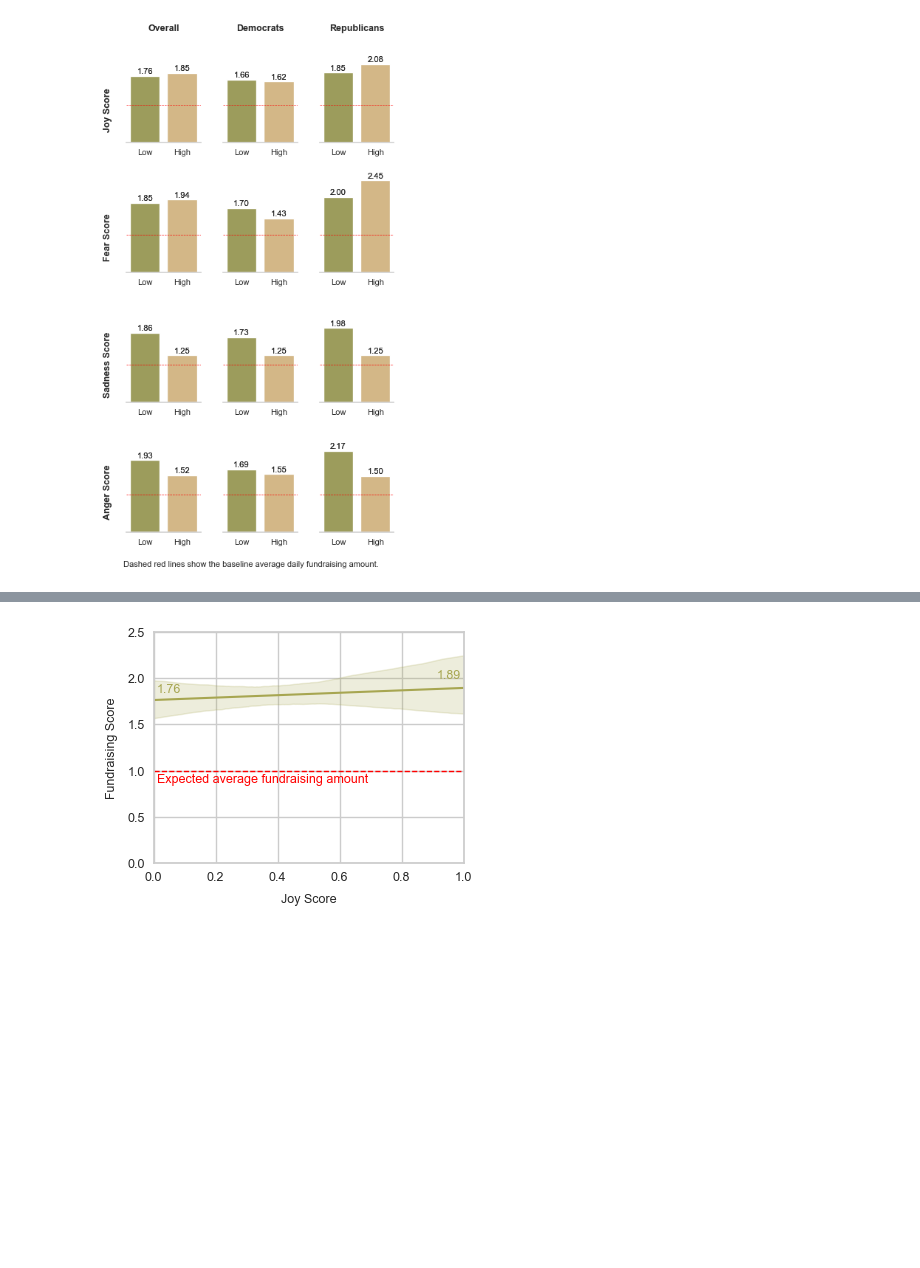
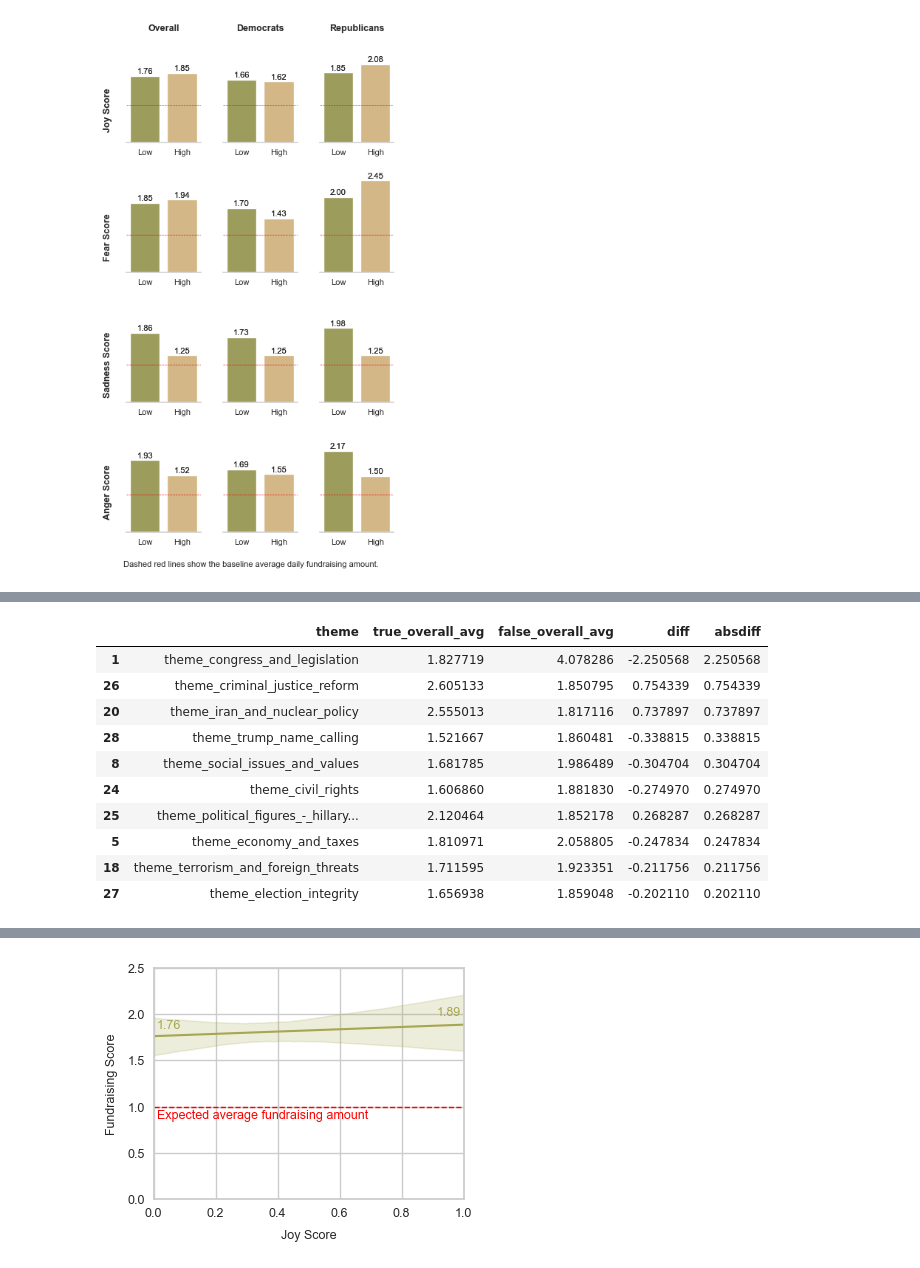
Before and after one commit to marobinette/cfd-project-ds1, a Jupyter notebook: notebooks/Matched_Politicians_EDA.ipynb, the cells around one changed output, grey strips where cells are left out. Saved outputs shown, nothing was run; the diff lists cells and outputs as text; code cells hidden in the pictures; blank space fills up the shorter version.

```diff
--- a/notebooks/Matched_Politicians_EDA.ipynb
+++ b/notebooks/Matched_Politicians_EDA.ipynb
@@ -244,8 +244,8 @@ joined_all_df["dc_date"] = pd.to_datetime(joined_all_df["dc_date"], errors="coer
 joined_all_df["contrib_date"] = pd.to_datetime(joined_all_df["contrib_date"], errors="coerce")
 
 # Ensure score columns are numeric
-# score_cols = ["month_daily_amount_score", "avg_daily_fp_amount_score", "avg_daily_td_amount_score"]
-score_cols = ["month_daily_amount_score"]
+# score_cols = ["window_fundraising_amount_score", "avg_daily_fp_amount_score", "avg_daily_td_amount_score"]
+score_cols = ["window_fundraising_amount_score"]
 
 for col in score_cols:
     joined_all_df[col] = pd.to_numeric(joined_all_df[col], errors="coerce")
@@ -828,7 +702,7 @@ party_colors = {"D": dem_med_color, "R": rep_med_color}  # example: blue for D,
 agg_df = (
     joined_score_df
     .groupby(["fec_cid", "dc_party"], as_index=False)
-    .agg(avg_score=("month_daily_amount_score", "mean"))
+    .agg(avg_score=("window_fundraising_amount_score", "mean"))
 )
 
 if no_third_party:
@@ -1028,7 +902,7 @@ plt.show()
 # Basic deseasoned newsletter bump information
 
 # Set score variable
-score = "month_daily_amount_score"
+score = "window_fundraising_amount_score"
 
 # Ensure date is datetime
 joined_score_df["contrib_date"] = pd.to_datetime(joined_score_df["contrib_date"], errors="coerce")
@@ -1069,11 +943,11 @@ print(f"  • Democrats: Average = {dem_avg:.2f}, Median = {dem_median:.2f}")
 print(f"  • Republicans: Average = {rep_avg:.2f}, Median = {rep_median:.2f}")
 
 # Mean for all records in the detailed DataFrame
-mean_joined_all = joined_all_df["month_daily_amount_score"].astype(float).mean()
-print("Mean month_daily_amount_score (joined_all_df):", mean_joined_all)
+mean_joined_all = joined_all_df["window_fundraising_amount_score"].astype(float).mean()
+print("Mean window_fundraising_amount_score (joined_all_df):", mean_joined_all)
 # Mean for all records in the detailed DataFrame
-mean_df_score = df["month_daily_amount_score"].astype(float).mean()
-print("Mean month_daily_amount_score (df):", mean_df_score)
+mean_df_score = df["window_fundraising_amount_score"].astype(float).mean()
+print("Mean window_fundraising_amount_score (df):", mean_df_score)
 
 print("overall_avg:", overall_avg)
 # %% [output]
@@ -2024,0 +1949,37 @@ print(summary_combined_theme)
+# %%
+# Biggest differences in themes overall
+
+rows = []
+
+for theme in summaries.keys():
+    df = summaries[theme]
+
+    true_val = df.loc[df[theme] == True, "overall_avg"].values[0]
+    false_val = df.loc[df[theme] == False, "overall_avg"].values[0]
+
+    diff = true_val - false_val
+    absdiff = abs(diff)
+
+    rows.append({
+        "theme": theme,
+        "true_overall_avg": true_val,
+        "false_overall_avg": false_val,
+        "diff": diff,
+        "absdiff": absdiff,
+    })
+
+diffs = pd.DataFrame(rows)
+
+diffs.sort_values("absdiff", ascending=False).head(10)
+# %% [output]
+|  | theme | true_overall_avg | false_overall_avg | diff | absdiff |
+| 1 | theme_congress_and_legislation | 1.827719 | 4.078286 | -2.250568 | 2.250568 |
+| 26 | theme_criminal_justice_reform | 2.605133 | 1.850795 | 0.754339 | 0.754339 |
+| 20 | theme_iran_and_nuclear_policy | 2.555013 | 1.817116 | 0.737897 | 0.737897 |
+| 28 | theme_trump_name_calling | 1.521667 | 1.860481 | -0.338815 | 0.338815 |
+| 8 | theme_social_issues_and_values | 1.681785 | 1.986489 | -0.304704 | 0.304704 |
+| 24 | theme_civil_rights | 1.606860 | 1.881830 | -0.274970 | 0.274970 |
+| 25 | theme_political_figures_-_hillary... | 2.120464 | 1.852178 | 0.268287 | 0.268287 |
+| 5 | theme_economy_and_taxes | 1.810971 | 2.058805 | -0.247834 | 0.247834 |
+| 18 | theme_terrorism_and_foreign_threats | 1.711595 | 1.923351 | -0.211756 | 0.211756 |
+| 27 | theme_election_integrity | 1.656938 | 1.859048 | -0.202110 | 0.202110 |
```
Also changed, not shown: parts of 23 cells of this notebook, 1 other file.
